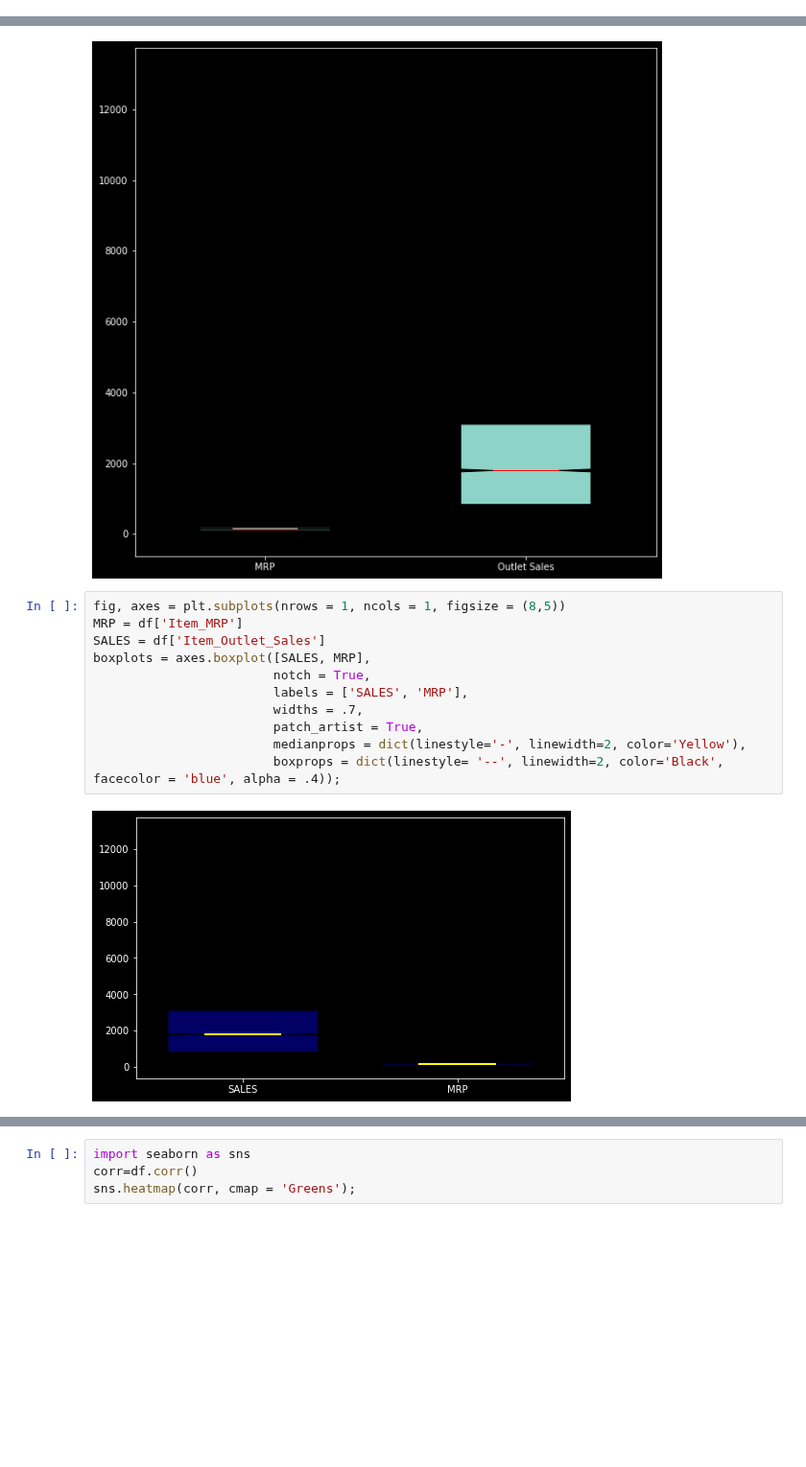
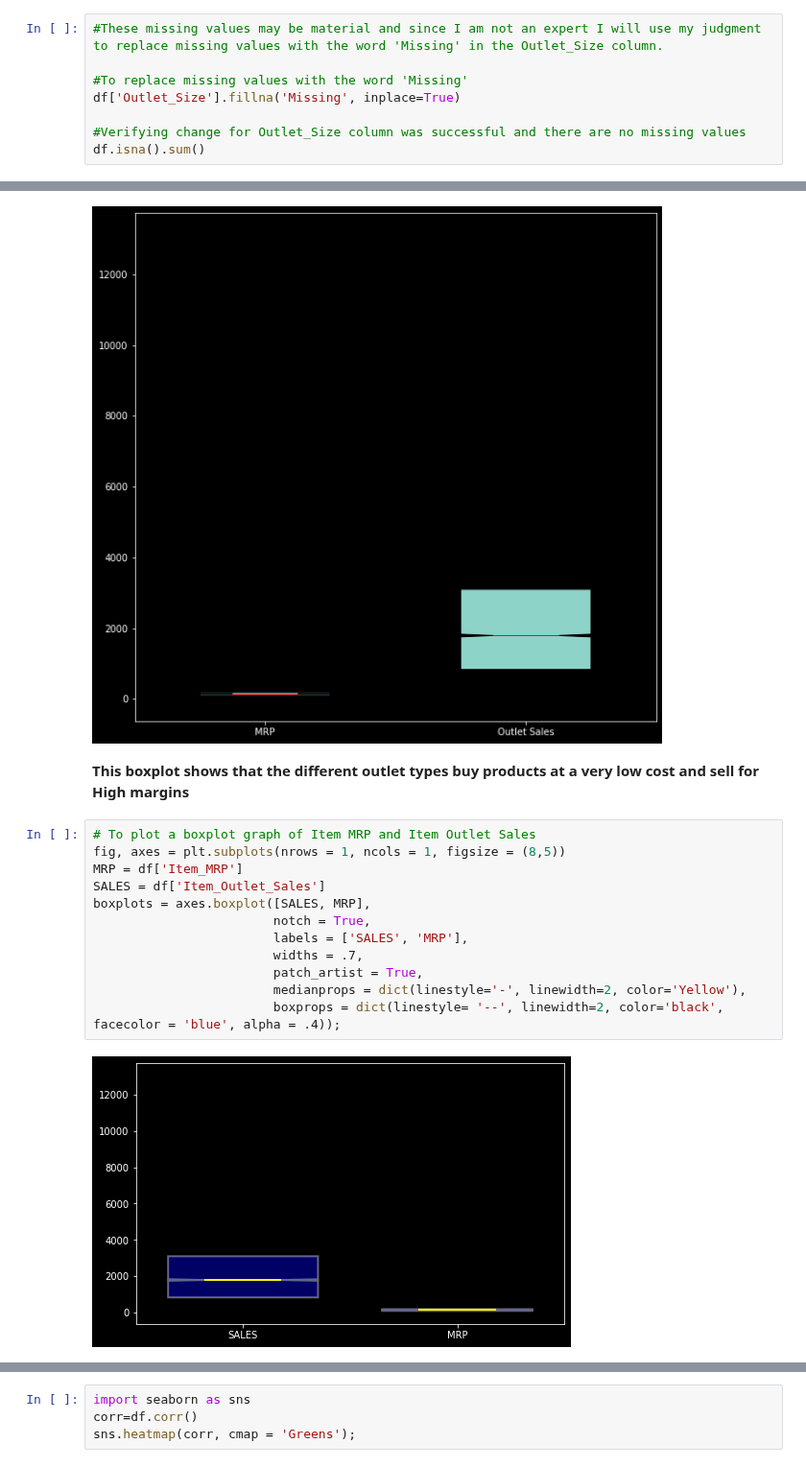
Before and after one commit to HarmonyKM/sales-predictions, a Jupyter notebook: Sales_Predictions.ipynb, the cells around one changed output, grey strips where cells are left out. Shown at 96% size. Saved outputs shown, nothing was run; the diff lists cells and outputs as text; blank space fills up the shorter version.

```diff
--- a/Sales_Predictions.ipynb
+++ b/Sales_Predictions.ipynb
@@ -107,3 +110,11 @@ Outlet_Location_Type            0
 Outlet_Type                     0
 Item_Outlet_Sales               0
 dtype: int64
+# %%
+#These missing values may be material and since I am not an expert I will use my judgment to replace missing values with the word 'Missing' in the Outlet_Size column.
+
+#To replace missing values with the word 'Missing'
+df['Outlet_Size'].fillna('Missing', inplace=True)
+
+#Verifying change for Outlet_Size column was successful and there are no missing values
+df.isna().sum()
@@ -281,16 +314,19 @@ boxplots = axes.boxplot([mrp, sales], notch= True,labels = ['MRP','Outlet Sales'
              boxprops = dict(linestyle = '--', linewidth = 1, color = 'black'));
 # %% [output]
 [figure]
+# %% [markdown]
+**This boxplot shows that the different outlet types buy products at a very low cost and sell for High margins**
 # %%
+# To plot a boxplot graph of Item MRP and Item Outlet Sales
 fig, axes = plt.subplots(nrows = 1, ncols = 1, figsize = (8,5))
 MRP = df['Item_MRP']
 SALES = df['Item_Outlet_Sales']
 boxplots = axes.boxplot([SALES, MRP],
                         notch = True,
                         labels = ['SALES', 'MRP'],
                         widths = .7,
                         patch_artist = True,
                         medianprops = dict(linestyle='-', linewidth=2, color='Yellow'),
-                        boxprops = dict(linestyle= '--', linewidth=2, color='Black', facecolor = 'blue', alpha = .4));
+                        boxprops = dict(linestyle= '--', linewidth=2, color='black', facecolor = 'blue', alpha = .4));
 # %% [output]
-[figure, old version]
+[figure, new version]
```
Also changed, not shown: parts of 35 cells of this notebook.
